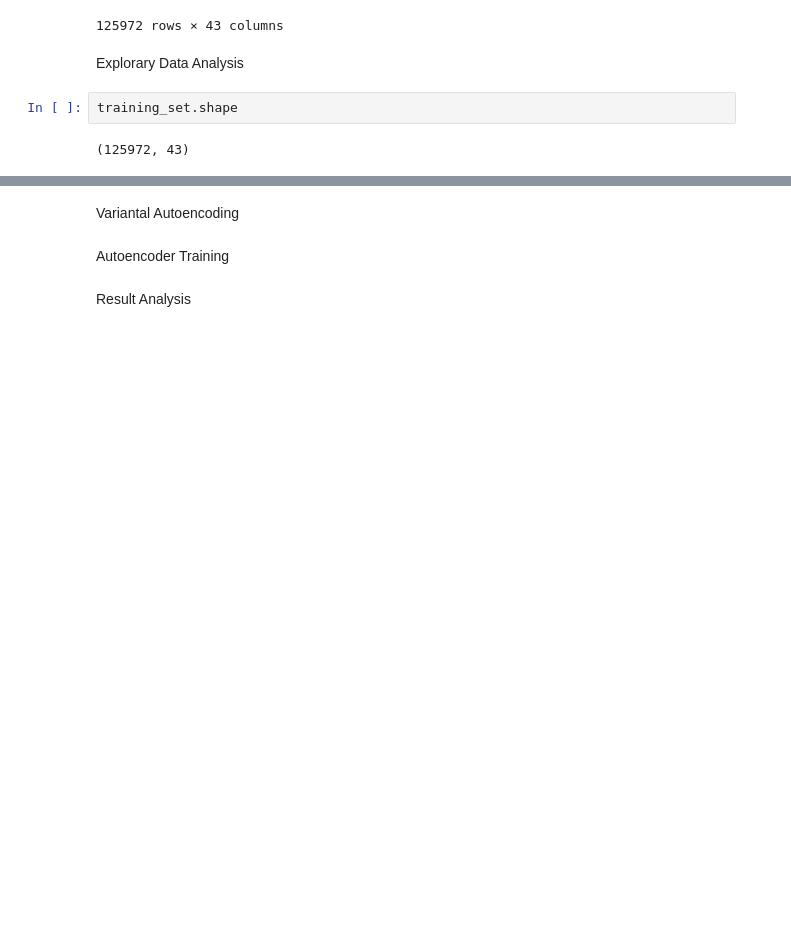
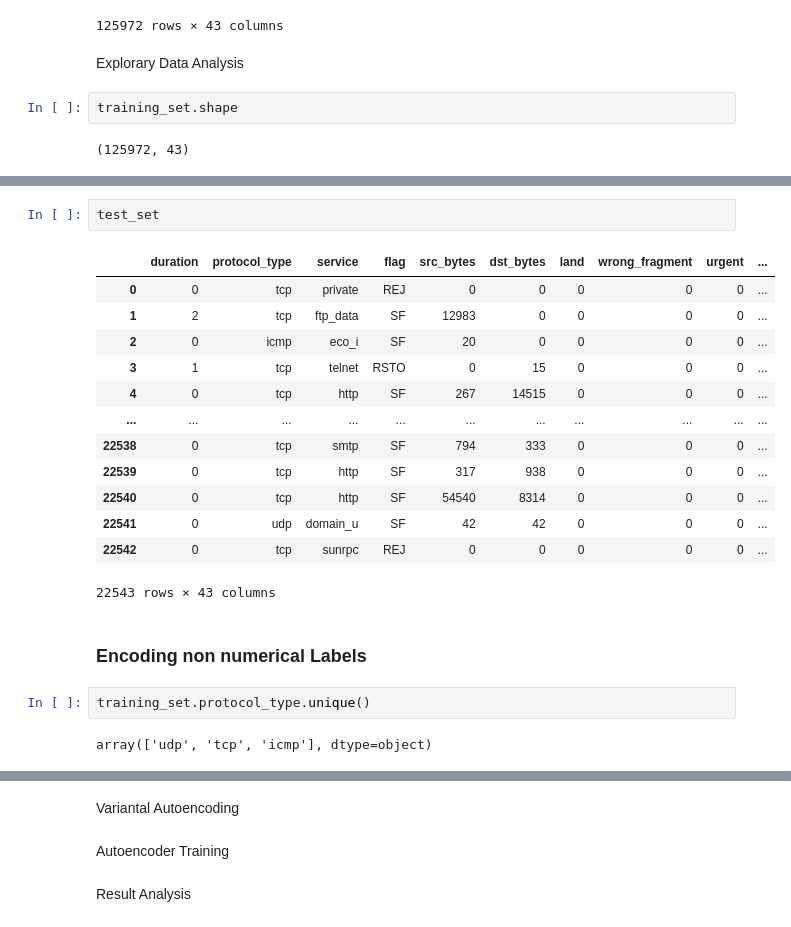
Before and after one commit to roguetech/ML-NIDS, a Jupyter notebook: Network_Instrusion_detection.ipynb, the cells around one changed output, grey strips where cells are left out. Saved outputs shown, nothing was run; the diff lists cells and outputs as text; blank space fills up the shorter version.

```diff
--- a/Network_Instrusion_detection.ipynb
+++ b/Network_Instrusion_detection.ipynb
@@ -55,0 +72,22 @@ training_set.shape
+# %%
+test_set
+# %% [output]
+|  | duration | protocol_type | service | flag | src_bytes | dst_bytes | land | wrong_fragment | urgent | ... |
+| 0 | 0 | tcp | private | REJ | 0 | 0 | 0 | 0 | 0 | ... |
+| 1 | 2 | tcp | ftp_data | SF | 12983 | 0 | 0 | 0 | 0 | ... |
+| 2 | 0 | icmp | eco_i | SF | 20 | 0 | 0 | 0 | 0 | ... |
+| 3 | 1 | tcp | telnet | RSTO | 0 | 15 | 0 | 0 | 0 | ... |
+| 4 | 0 | tcp | http | SF | 267 | 14515 | 0 | 0 | 0 | ... |
+| ... | ... | ... | ... | ... | ... | ... | ... | ... | ... | ... |
+| 22538 | 0 | tcp | smtp | SF | 794 | 333 | 0 | 0 | 0 | ... |
+| 22539 | 0 | tcp | http | SF | 317 | 938 | 0 | 0 | 0 | ... |
+| 22540 | 0 | tcp | http | SF | 54540 | 8314 | 0 | 0 | 0 | ... |
+| 22541 | 0 | udp | domain_u | SF | 42 | 42 | 0 | 0 | 0 | ... |
+| 22542 | 0 | tcp | sunrpc | REJ | 0 | 0 | 0 | 0 | 0 | ... |
+22543 rows × 43 columns
+# %% [markdown]
+### **Encoding non numerical Labels**
+# %%
+training_set.protocol_type.unique()
+# %% [output]
+array(['udp', 'tcp', 'icmp'], dtype=object)
```
Also changed, not shown: parts of 15 cells of this notebook.
